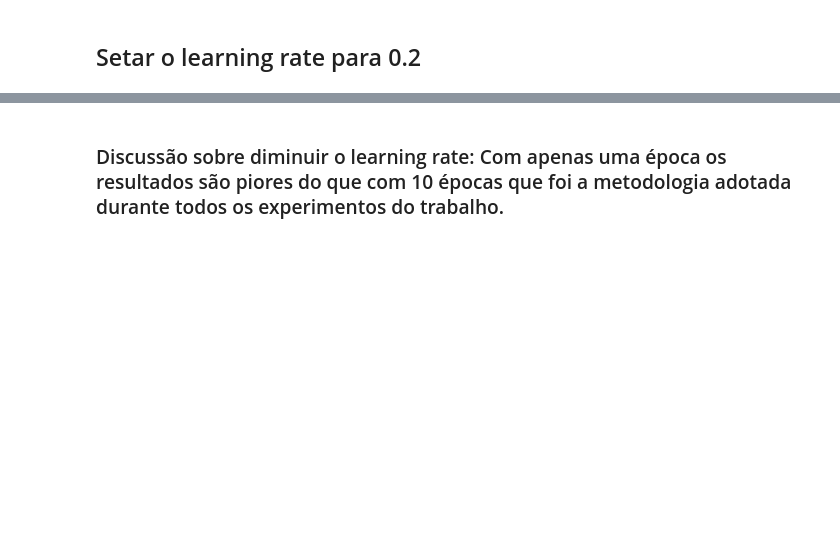
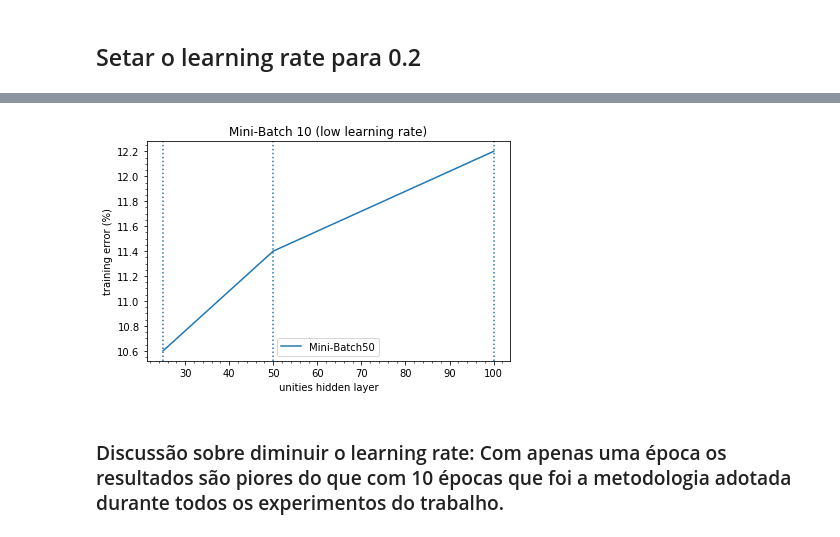
Before and after one commit to gesteves91/tp-ml, a Jupyter notebook: Neural-Network.ipynb, the cells around one changed output, grey strips where cells are left out. Saved outputs shown, nothing was run; the diff lists cells and outputs as text; code cells hidden in the pictures; blank space fills up the shorter version.

```diff
--- a/Neural-Network.ipynb
+++ b/Neural-Network.ipynb
@@ -637,6 +641,8 @@ plt.minorticks_on()
 plt.ylabel('training error (%)')
 plt.title("Mini-Batch 10 (low learning rate)")
 plt.legend()
+plt.tight_layout()
+plt.savefig('low-learning-rate.png', bbox_inches='tight', dpi = 100)
 plt.show()
 # %% [output]
 Train on 4000 samples, validate on 1000 samples
@@ -659,2 +665,3 @@ Epoch 4/10
+[figure, added]
 # %% [markdown]
 ### Discussão sobre diminuir o learning rate: Com apenas uma época os resultados são piores do que com 10 épocas que foi a metodologia adotada durante todos os experimentos do trabalho.
```
Also changed, not shown: parts of 9 cells of this notebook, 7 other files.
